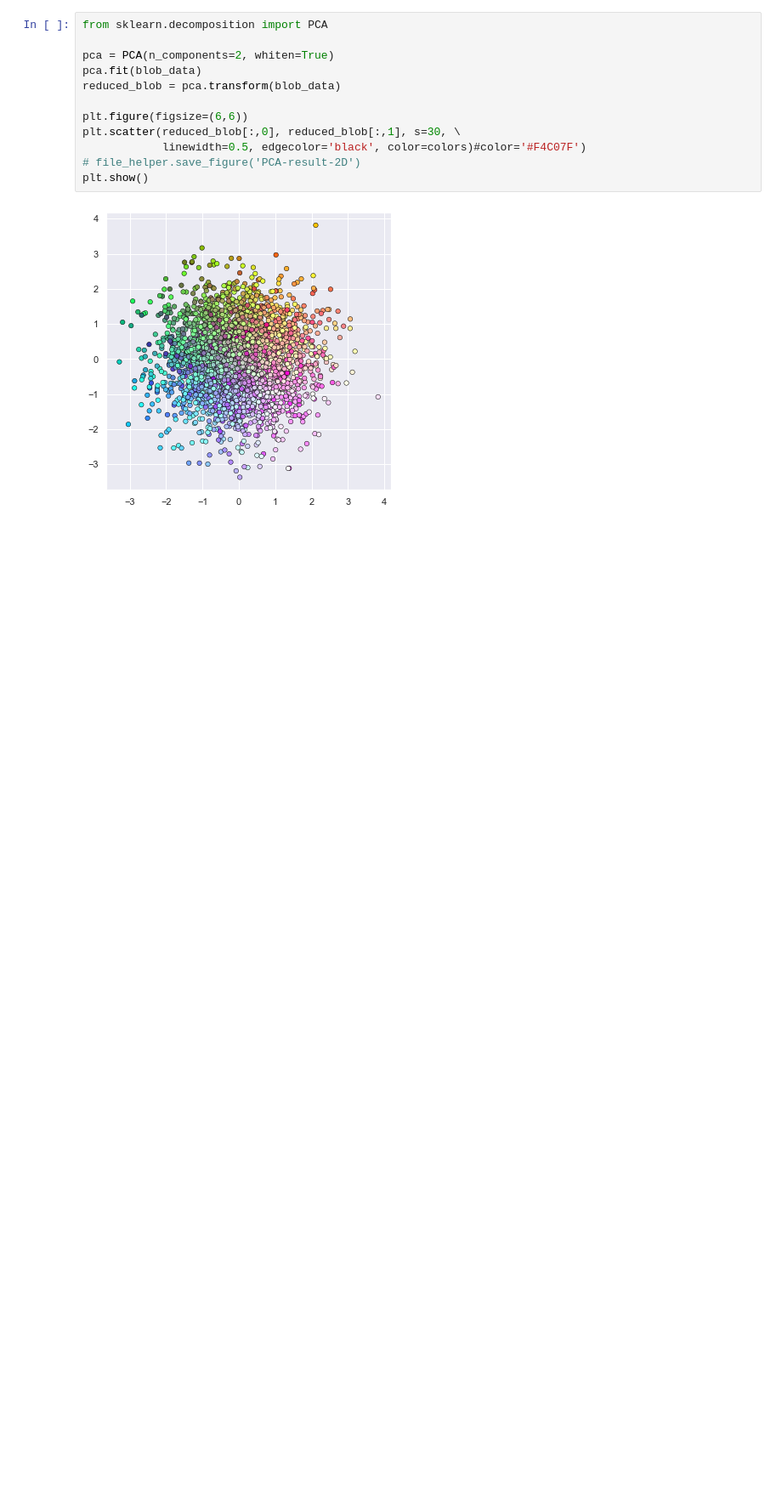
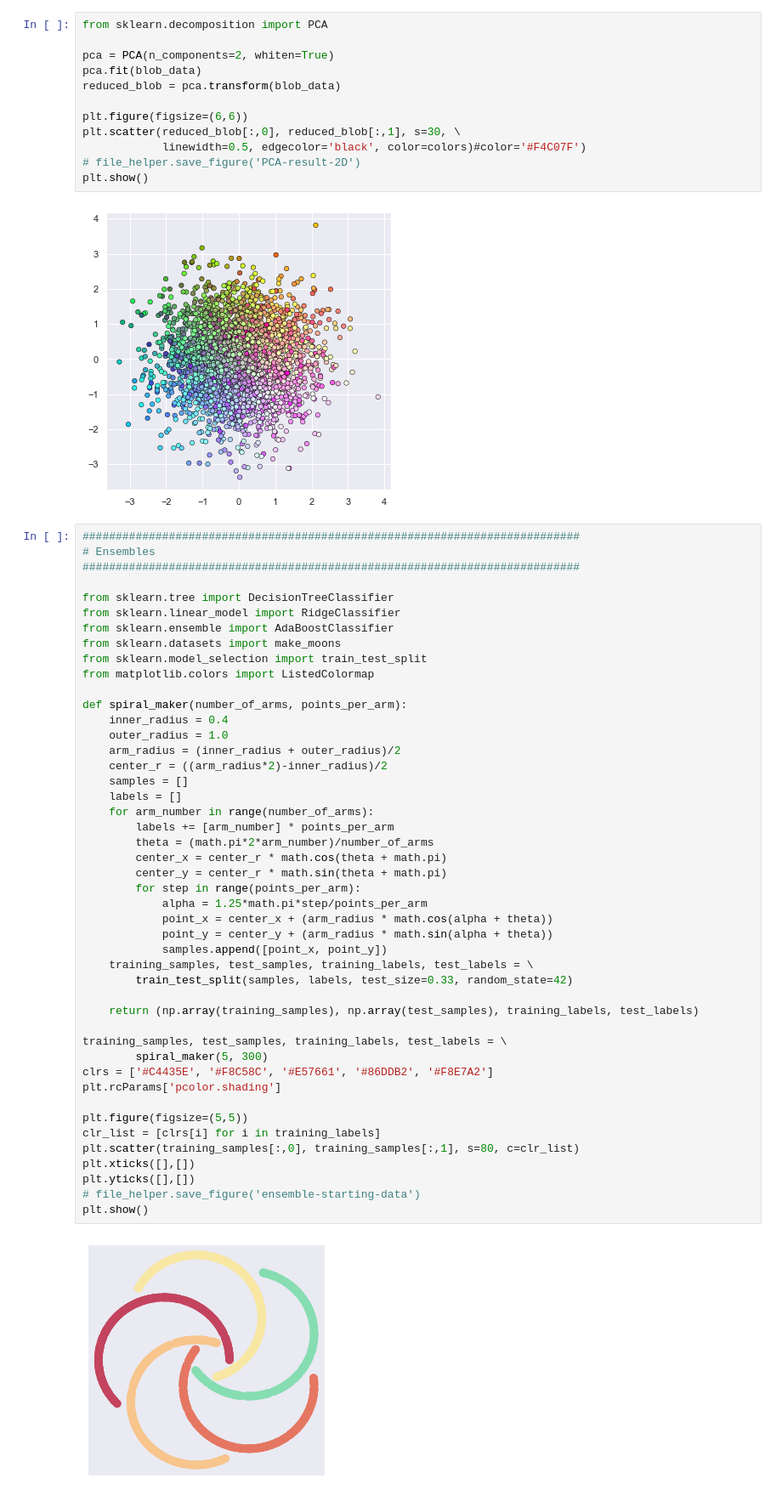
Before and after one commit to cwreynolds/PredatorEye, a Jupyter notebook: first_experiments.ipynb, the cells around one changed output. Shown at 85% size. Saved outputs shown, nothing was run; the diff lists cells and outputs as text; blank space fills up the shorter version.

```diff
--- a/first_experiments.ipynb
+++ b/first_experiments.ipynb
@@ -341,3 +341,51 @@ plt.scatter(reduced_blob[:,0], reduced_blob[:,1], s=30, \
 plt.show()
 # %% [output]
 [figure]
+# %%
+###########################################################################
+# Ensembles
+###########################################################################
+
+from sklearn.tree import DecisionTreeClassifier
+from sklearn.linear_model import RidgeClassifier
+from sklearn.ensemble import AdaBoostClassifier
+from sklearn.datasets import make_moons
+from sklearn.model_selection import train_test_split
+from matplotlib.colors import ListedColormap
+
+def spiral_maker(number_of_arms, points_per_arm):
+    inner_radius = 0.4
+    outer_radius = 1.0
+    arm_radius = (inner_radius + outer_radius)/2
+    center_r = ((arm_radius*2)-inner_radius)/2
+    samples = []
+    labels = []
+    for arm_number in range(number_of_arms):
+        labels += [arm_number] * points_per_arm
+        theta = (math.pi*2*arm_number)/number_of_arms
+        center_x = center_r * math.cos(theta + math.pi)
+        center_y = center_r * math.sin(theta + math.pi)
+        for step in range(points_per_arm):
+            alpha = 1.25*math.pi*step/points_per_arm
+            point_x = center_x + (arm_radius * math.cos(alpha + theta))
+            point_y = center_y + (arm_radius * math.sin(alpha + theta))
+            samples.append([point_x, point_y])
+    training_samples, test_samples, training_labels, test_labels = \
+        train_test_split(samples, labels, test_size=0.33, random_state=42)
+
+    return (np.array(training_samples), np.array(test_samples), training_labels, test_labels)
+
+training_samples, test_samples, training_labels, test_labels = \
+        spiral_maker(5, 300)
+clrs = ['#C4435E', '#F8C58C', '#E57661', '#86DDB2', '#F8E7A2']
+plt.rcParams['pcolor.shading']
+
+plt.figure(figsize=(5,5))
+clr_list = [clrs[i] for i in training_labels]
+plt.scatter(training_samples[:,0], training_samples[:,1], s=80, c=clr_list)
+plt.xticks([],[])
+plt.yticks([],[])
+# file_helper.save_figure('ensemble-starting-data')
+plt.show()
+# %% [output]
+[figure, added]
```
Also changed, not shown: parts of 3 cells of this notebook.
